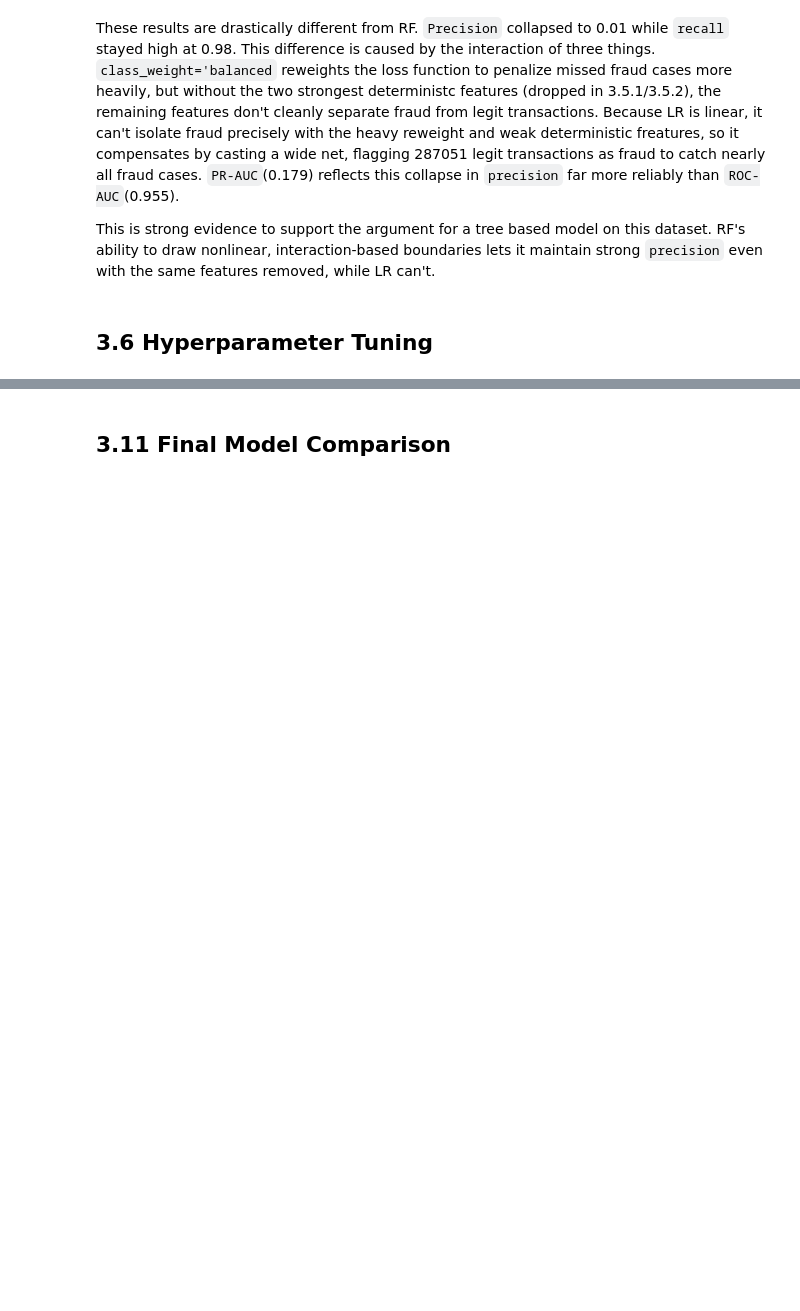
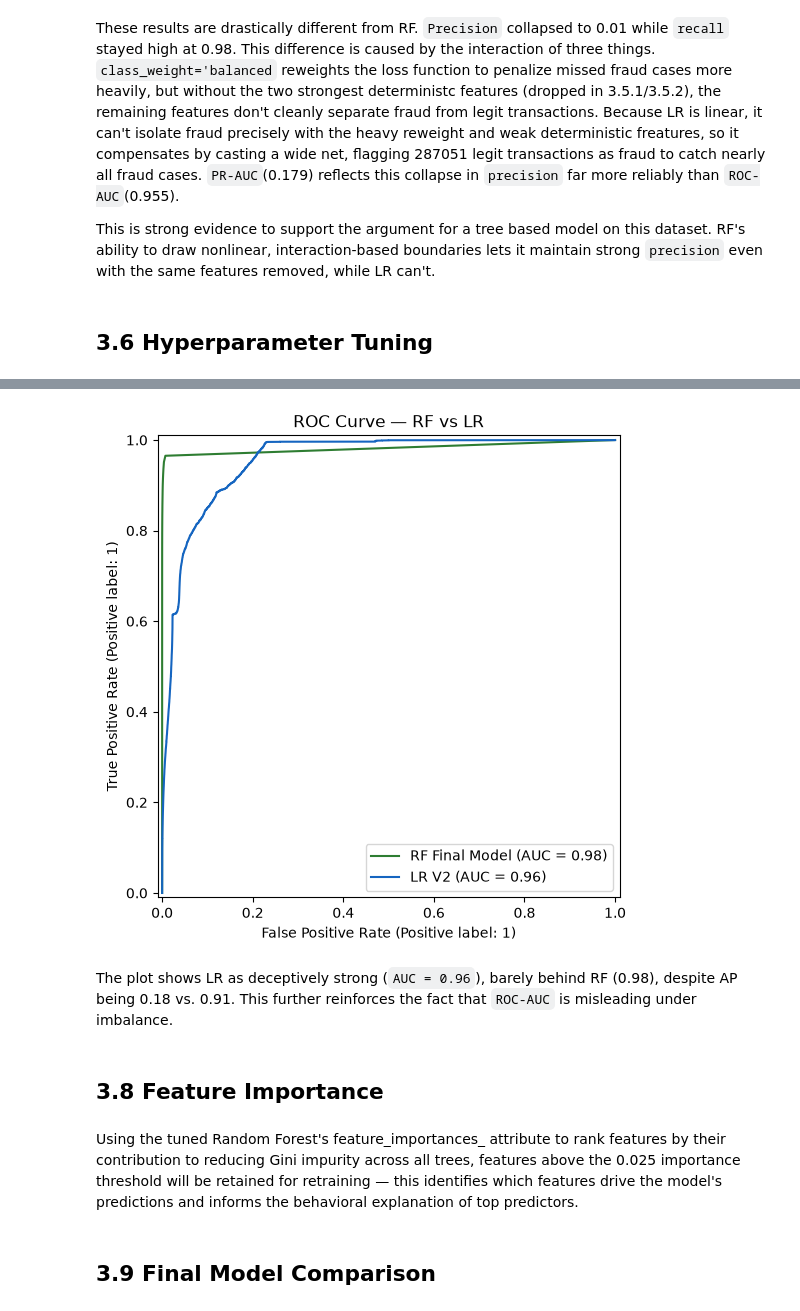
Before and after one commit to joshuasim/fraud-detection, a Jupyter notebook: notebooks/03_modeling_and_evaluation.ipynb, the cells around one changed output, grey strips where cells are left out. Cells and saved outputs as stored; diff of their text form; code cells hidden in the pictures; blank space fills up the shorter version.

```diff
--- a/notebooks/03_modeling_and_evaluation.ipynb
+++ b/notebooks/03_modeling_and_evaluation.ipynb
@@ -352,0 +444,25 @@ For hyperparameter tuning I use RandomizedSearch
+# %%
+# ROC Curve
+fig, ax = plt.subplots(figsize=(8, 6))
+RocCurveDisplay.from_predictions(y_test, y_pred_proba_rf_no_leak_v2, name='RF Final Model', ax=ax)
+RocCurveDisplay.from_predictions(y_test, y_pred_proba_lr_v2, name='LR V2', ax=ax)
+
+# set colors of curves for visual appeal
+colors = ['#2E7D32', '#1565C0']
+
+# ensures legend colors are correct
+for line, color in zip(ax.lines, colors):
+    line.set_color(color)
+ax.legend(loc='lower right')
+
+plt.title('ROC Curve — RF vs LR')
+plt.savefig('../images/roc_curve.png', bbox_inches='tight')
+plt.show()
+# %% [output]
+[figure, added]
+# %% [markdown]
+The plot shows LR as deceptively strong (`AUC = 0.96`), barely behind RF (0.98), despite AP being 0.18 vs. 0.91. This further reinforces the fact that `ROC-AUC` is misleading under imbalance.
+# %% [markdown]
+## 3.8 Feature Importance
+# %% [markdown]
+Using the tuned Random Forest's feature_importances_ attribute to rank features by their contribution to reducing Gini impurity across all trees, features above the 0.025 importance threshold will be retained for retraining — this identifies which features drive the model's predictions and informs the behavioral explanation of top predictors.
@@ -353,2 +479,2 @@ For hyperparameter tuning I use RandomizedSearch
 # %% [markdown]
-## 3.11 Final Model Comparison
+## 3.9 Final Model Comparison
```
Also changed, not shown: parts of 20 cells of this notebook, 2 other files.
